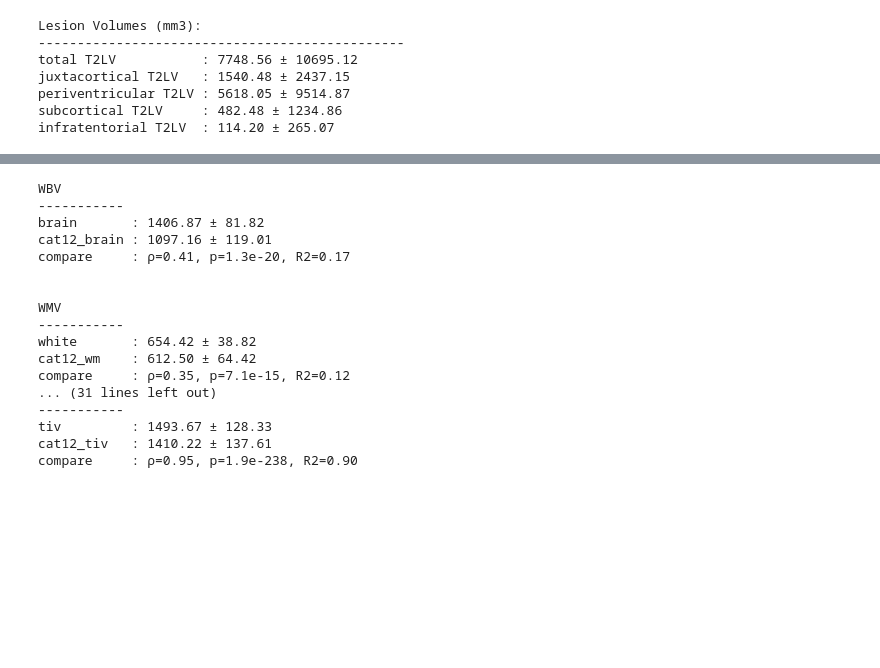
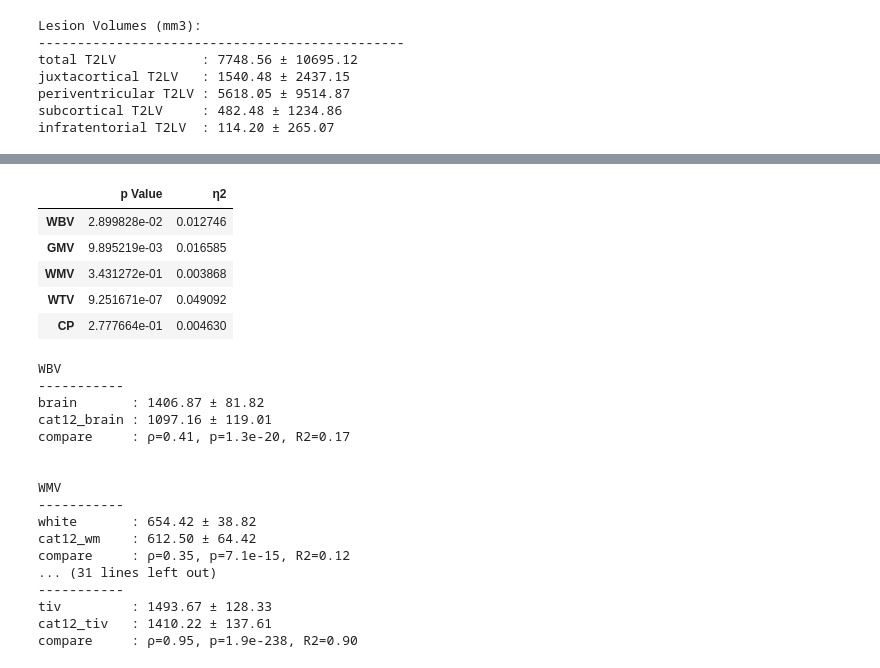
Before and after one commit to srs328/ms_mri, a Jupyter notebook: analysis/thalamus/results/0-Basic_statistics.ipynb, the cells around one changed output, grey strips where cells are left out. Saved outputs shown, nothing was run; the diff lists cells and outputs as text; code cells hidden in the pictures; blank space fills up the shorter version.

```diff
--- a/analysis/thalamus/results/0-Basic_statistics.ipynb
+++ b/analysis/thalamus/results/0-Basic_statistics.ipynb
@@ -273,3 +344,29 @@ infratentorial T2LV  : 114.20 ± 265.07
+# %%
+comp_dict = defaultdict(list)
+for volume in volumes:
+    model = smf.ols(f'{volume} ~ dz_type3 + age + Female + tiv', data=check_data).fit()
+    anova_table = sm.stats.anova_lm(model, typ=2)
+
+    # Get p-value
+    p_value = anova_table.loc['dz_type3', 'PR(>F)']
+
+    # Calculate partial eta-squared
+    ss_effect = anova_table.loc['dz_type3', 'sum_sq']
+    ss_residual = anova_table.loc['Residual', 'sum_sq']
+    partial_eta2 = ss_effect / (ss_effect + ss_residual)
+
+    comp_dict["p Value"].append(p_value)
+    comp_dict["η2"].append(partial_eta2)
+
+comp_df = pd.DataFrame(comp_dict, index=volumes)
+comp_df
+# %% [output]
+|  | p Value | η2 |
+| WBV | 2.899828e-02 | 0.012746 |
+| GMV | 9.895219e-03 | 0.016585 |
+| WMV | 3.431272e-01 | 0.003868 |
+| WTV | 9.251671e-07 | 0.049092 |
+| CP | 2.777664e-01 | 0.004630 |
 # %%
 test_data = data[MS_patients]
 
```
Also changed, not shown: parts of 7 cells of this notebook, 15 other files.
